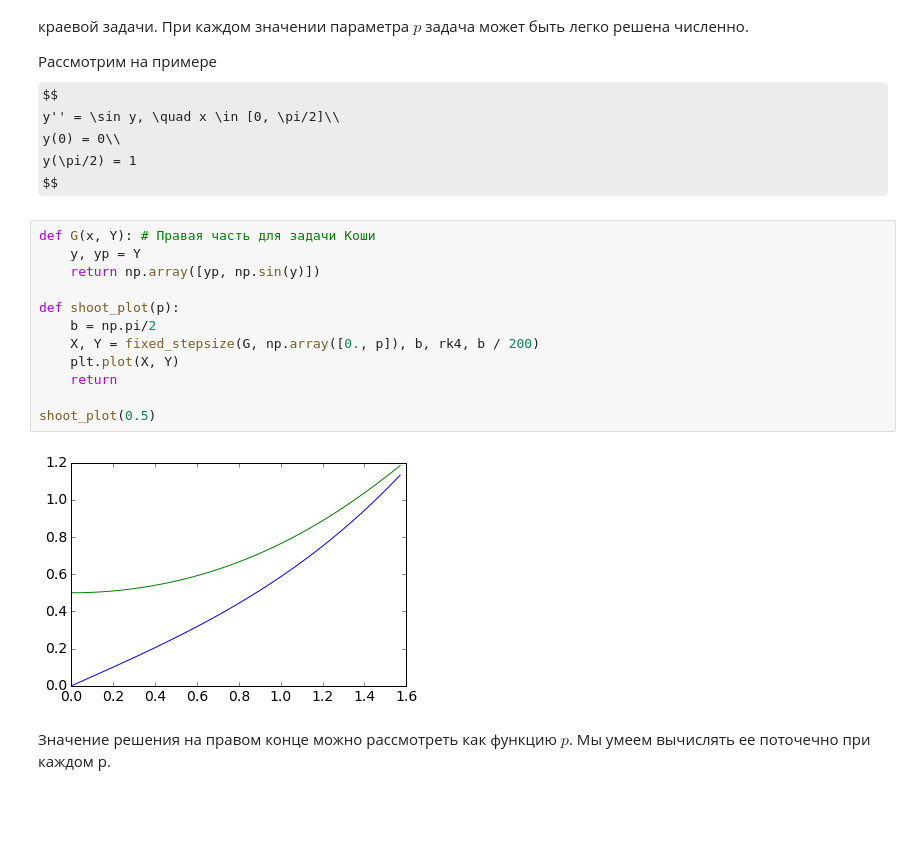
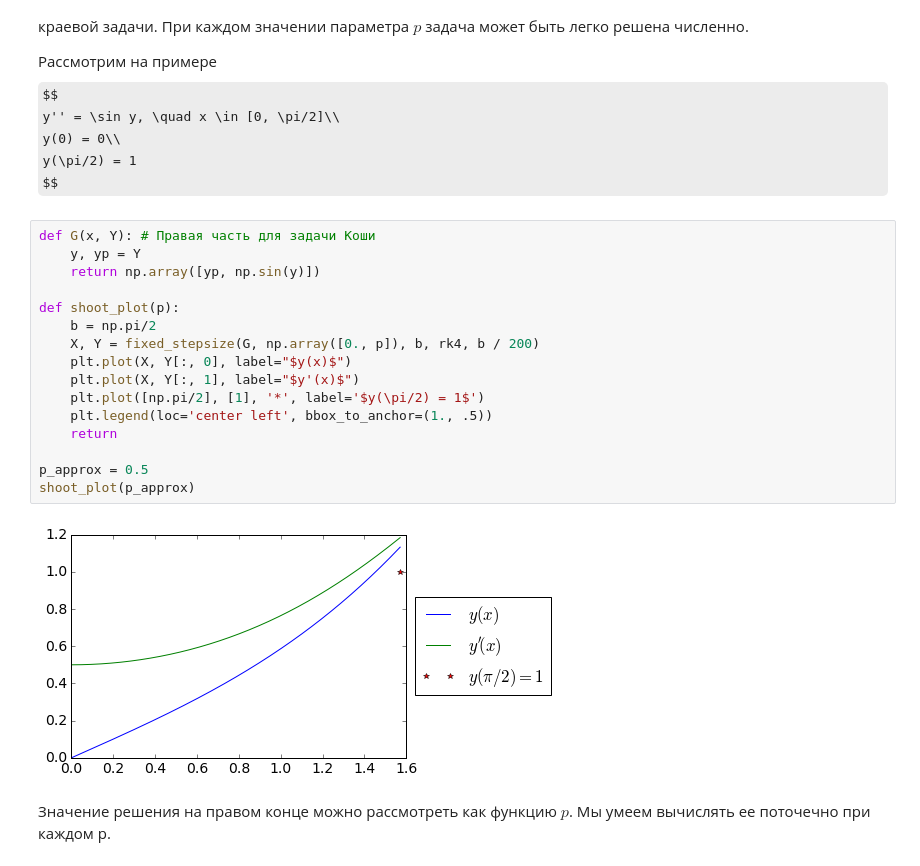
Before and after one commit to CompMathGroup/compmath-slides, a Jupyter notebook: jupyter-slides/11-Boundary/Boundary.ipynb, the cells around one changed output. Drawn from its saved outputs; the diff is of its cells as text; some formulas as TeX source; blank space fills up the shorter version.

```diff
--- a/jupyter-slides/11-Boundary/Boundary.ipynb
+++ b/jupyter-slides/11-Boundary/Boundary.ipynb
@@ -362,17 +362,21 @@ $$
 # %%
 def G(x, Y): # Правая часть для задачи Коши
     y, yp = Y
     return np.array([yp, np.sin(y)])
 
 def shoot_plot(p):
     b = np.pi/2
     X, Y = fixed_stepsize(G, np.array([0., p]), b, rk4, b / 200)
-    plt.plot(X, Y)
+    plt.plot(X, Y[:, 0], label="$y(x)$")
+    plt.plot(X, Y[:, 1], label="$y'(x)$")
+    plt.plot([np.pi/2], [1], '*', label='$y(\pi/2) = 1$')
+    plt.legend(loc='center left', bbox_to_anchor=(1., .5))
     return
 
-shoot_plot(0.5)
+p_approx = 0.5
+shoot_plot(p_approx)
 # %% [output]
-[figure, old version]
+[figure, new version]
 # %% [markdown]
 Значение решения на правом конце можно рассмотреть как функцию $p$. Мы умеем вычислять ее поточечно при каждом p.
 # %%
```
Also changed, not shown: parts of 19 cells of this notebook.
